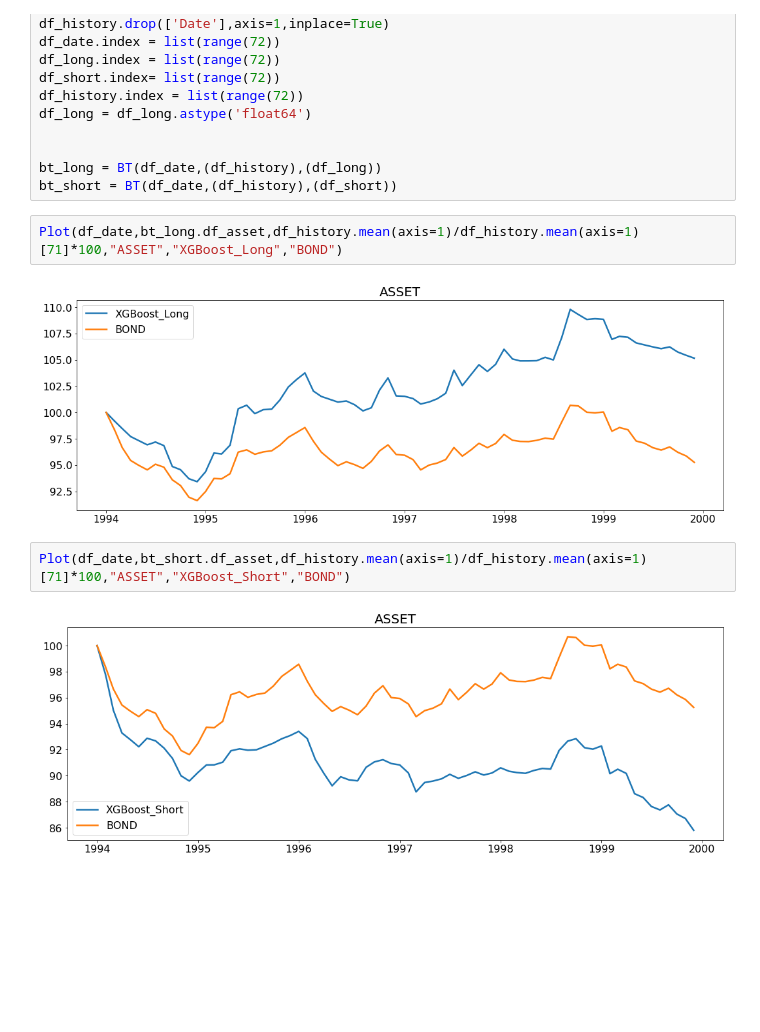
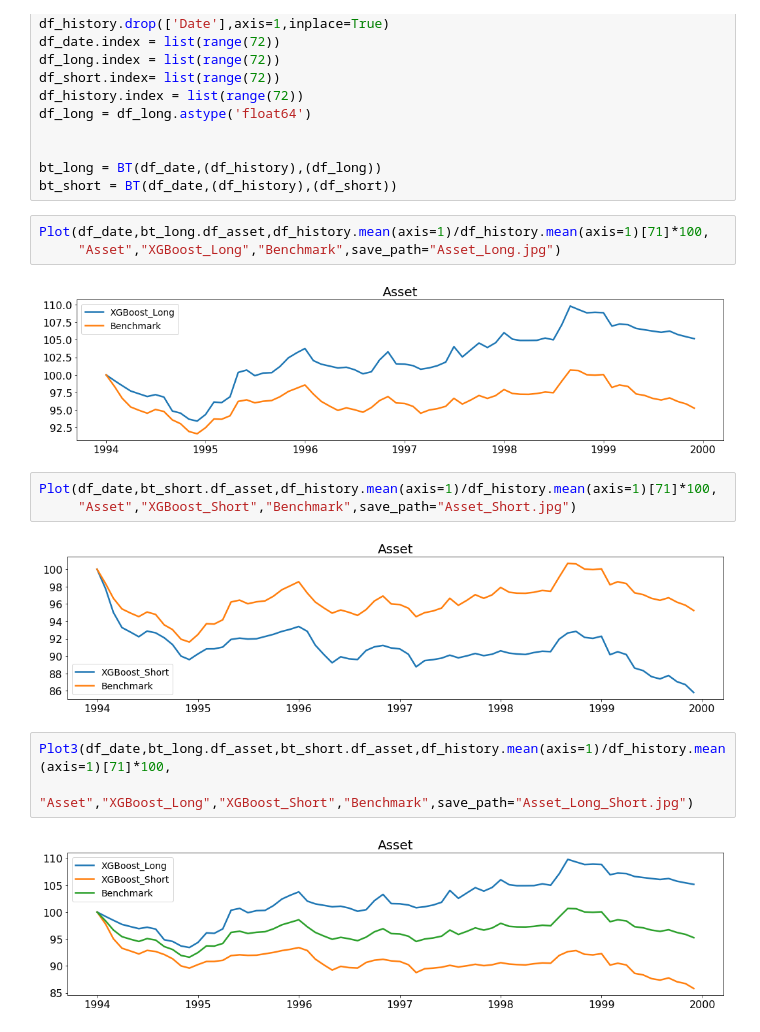
Before and after one commit to wgcgxp/ZJU_FIS_Group_Project, a Jupyter notebook: Strategy_Backtest/Strategy_Backtest_Freq_1M.ipynb, the cells around one changed output. Drawn from its saved outputs; the diff is of its cells as text; blank space fills up the shorter version.

```diff
--- a/Strategy_Backtest/Strategy_Backtest_Freq_1M.ipynb
+++ b/Strategy_Backtest/Strategy_Backtest_Freq_1M.ipynb
@@ -130,11 +141,18 @@ df_long = df_long.astype('float64')
 bt_long = BT(df_date,(df_history),(df_long))
 bt_short = BT(df_date,(df_history),(df_short))
 # %%
-Plot(df_date,bt_long.df_asset,df_history.mean(axis=1)/df_history.mean(axis=1)[71]*100,"ASSET","XGBoost_Long","BOND")
+Plot(df_date,bt_long.df_asset,df_history.mean(axis=1)/df_history.mean(axis=1)[71]*100,
+     "Asset","XGBoost_Long","Benchmark",save_path="Asset_Long.jpg")
 # %% [output]
-[figure, old version]
+[figure, new version]
 # %%
-Plot(df_date,bt_short.df_asset,df_history.mean(axis=1)/df_history.mean(axis=1)[71]*100,"ASSET","XGBoost_Short","BOND")
+Plot(df_date,bt_short.df_asset,df_history.mean(axis=1)/df_history.mean(axis=1)[71]*100,
+     "Asset","XGBoost_Short","Benchmark",save_path="Asset_Short.jpg")
 # %% [output]
-[figure, old version]
+[figure, new version]
+# %%
+Plot3(df_date,bt_long.df_asset,bt_short.df_asset,df_history.mean(axis=1)/df_history.mean(axis=1)[71]*100,
+     "Asset","XGBoost_Long","XGBoost_Short","Benchmark",save_path="Asset_Long_Short.jpg")
+# %% [output]
+[figure, added]
 # %%
```
Also changed, not shown: parts of 3 cells of this notebook, 4 other files.
